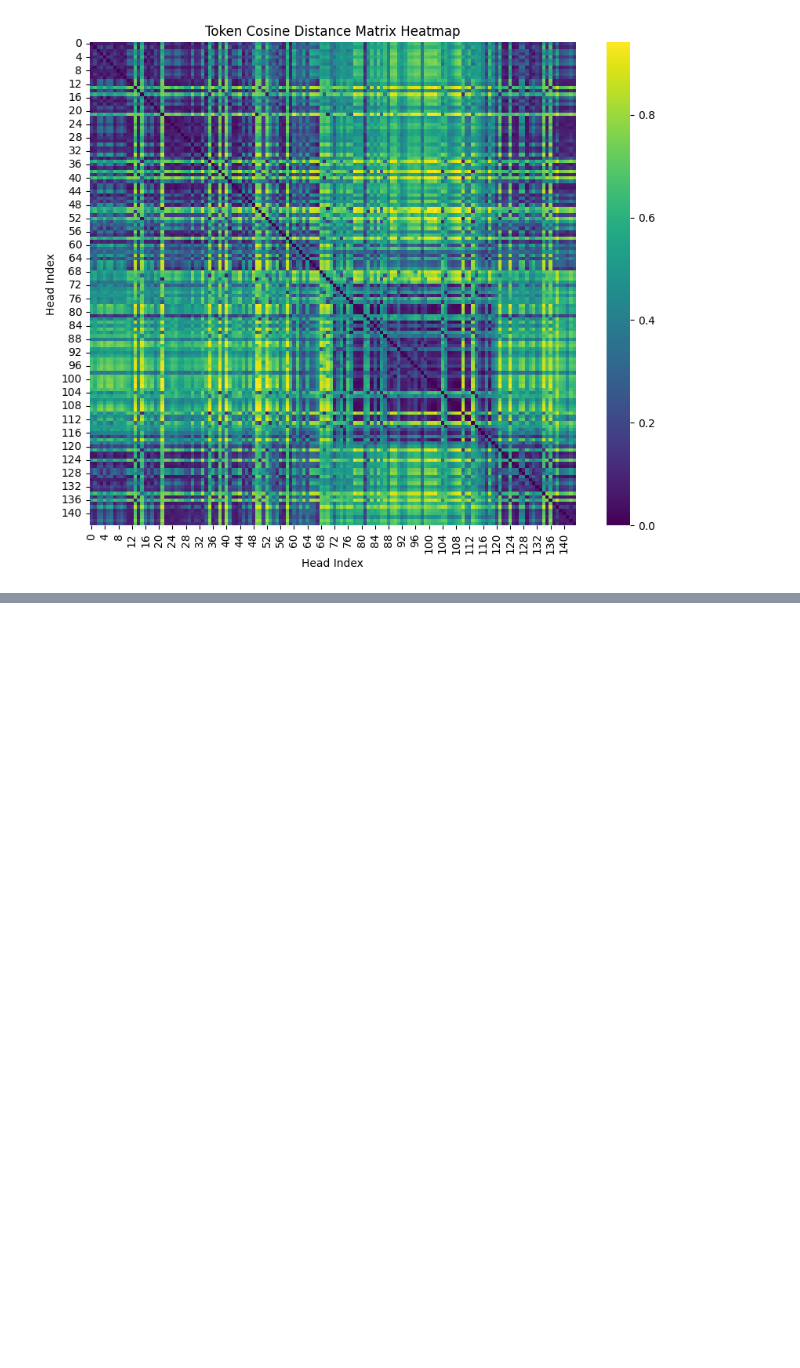
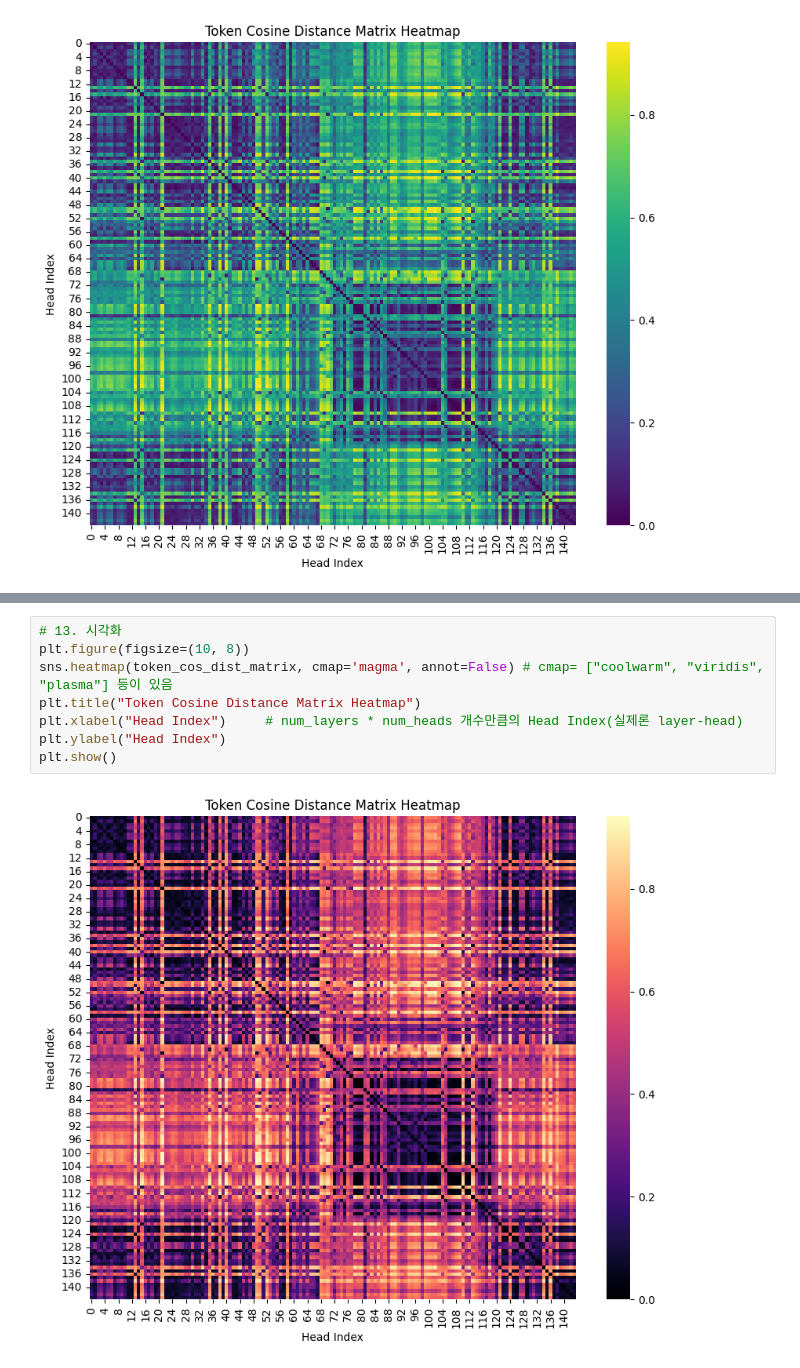
Before and after one commit to qwer55252/HWDHuBERT, a Jupyter notebook: head_pattern_analysis.ipynb, the cells around one changed output, grey strips where cells are left out. Saved outputs shown, nothing was run; the diff lists cells and outputs as text; blank space fills up the shorter version.

```diff
--- a/head_pattern_analysis.ipynb
+++ b/head_pattern_analysis.ipynb
@@ -639,0 +953,10 @@ Mean over batch shape: torch.Size([144, 925, 925])
+# %%
+# 13. 시각화
+plt.figure(figsize=(10, 8))
+sns.heatmap(token_cos_dist_matrix, cmap='magma', annot=False) # cmap= ["coolwarm", "viridis", "plasma"] 등이 있음
+plt.title("Token Cosine Distance Matrix Heatmap")
+plt.xlabel("Head Index")     # num_layers * num_heads 개수만큼의 Head Index(실제론 layer-head)
+plt.ylabel("Head Index")
+plt.show()
+# %% [output]
+[figure, added]
```
Also changed, not shown: parts of 10 cells of this notebook, 1 other file.
